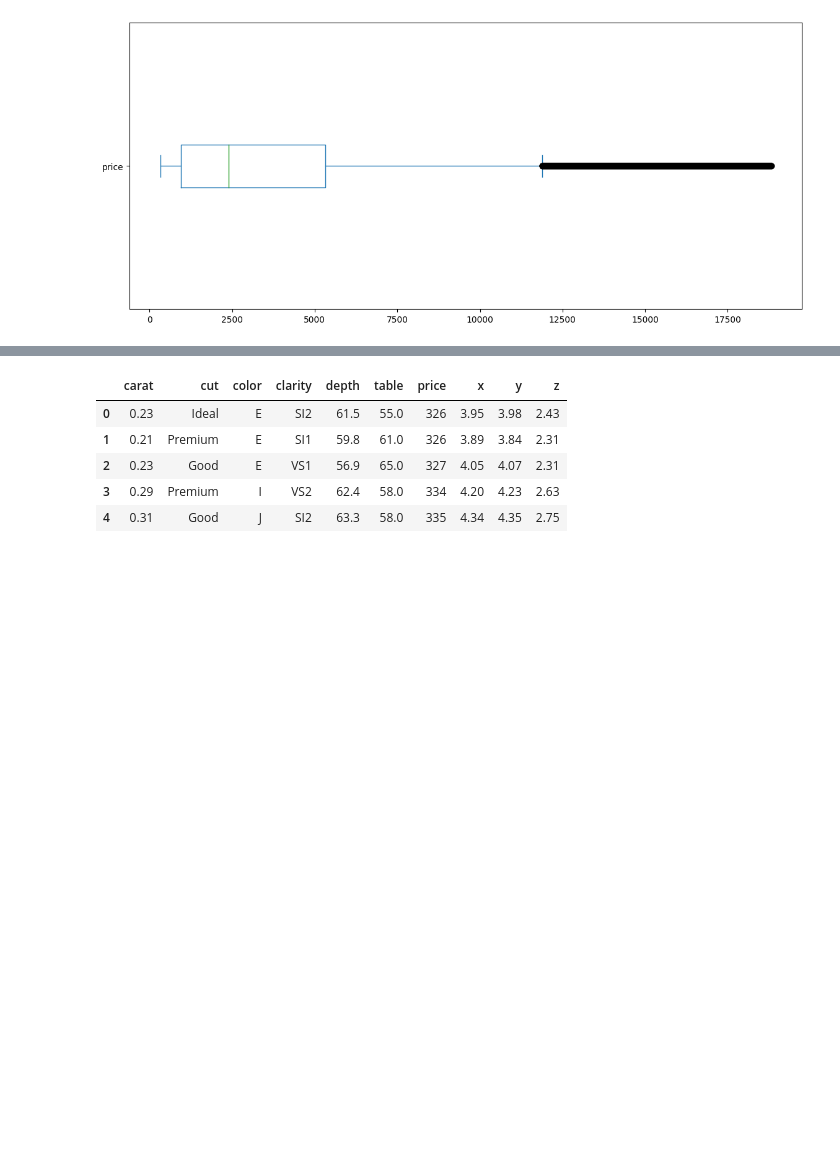
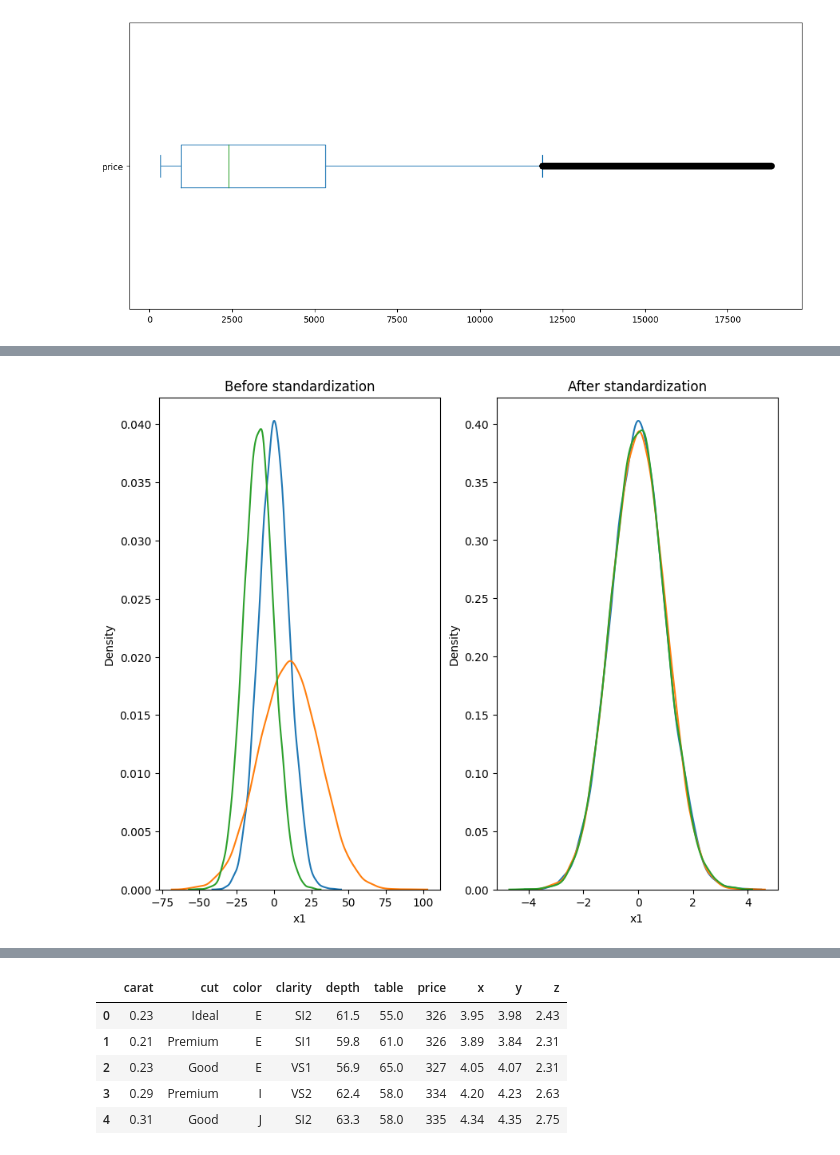
Before and after one commit to Ammar743/ML-Diamond, a Jupyter notebook: Clean_Data.ipynb, the cells around one changed output, grey strips where cells are left out. Cells and saved outputs as stored; diff of their text form; code cells hidden in the pictures; blank space fills up the shorter version.

```diff
--- a/Clean_Data.ipynb
+++ b/Clean_Data.ipynb
@@ -123,3 +153,31 @@ diamond['price'].plot(kind='density', figsize=(14,6)) # kde
+# %%
+np.random.seed(1)
+df2 = pd.DataFrame({
+            'x1':np.random.normal(0, 10, 10000),
+            'x2':np.random.normal(10, 20, 10000),
+            'x3':np.random.normal(-10, 10, 10000)
+})
+# %%
+from sklearn.preprocessing import StandardScaler
+ss = StandardScaler()
+scaled_df2 = ss.fit_transform(df2)
+scaled_df2 = pd.DataFrame(scaled_df2, columns = ['x1', 'x2', 'x3'])
+# %%
+fig,(ax1, ax2) = plt.subplots(ncols = 2, figsize = (10,8))
+
+ax1.set_title('Before standardization')
+sns.kdeplot(df2['x1'], ax=ax1)
+sns.kdeplot(df2['x2'], ax=ax1)
+sns.kdeplot(df2['x3'], ax=ax1)
+
+ax2.set_title('After standardization')
+sns.kdeplot(scaled_df2['x1'], ax=ax2)
+sns.kdeplot(scaled_df2['x2'], ax=ax2)
+sns.kdeplot(scaled_df2['x3'], ax=ax2)
+
+plt.show()
+# %% [output]
+[figure, added]
 # %%
 ax = diamond['price'].plot(kind='density', figsize=(14,6)) # kde
 ax.axvline(diamond['price'].mean(), color='red')
```
Also changed, not shown: parts of 32 cells of this notebook.
